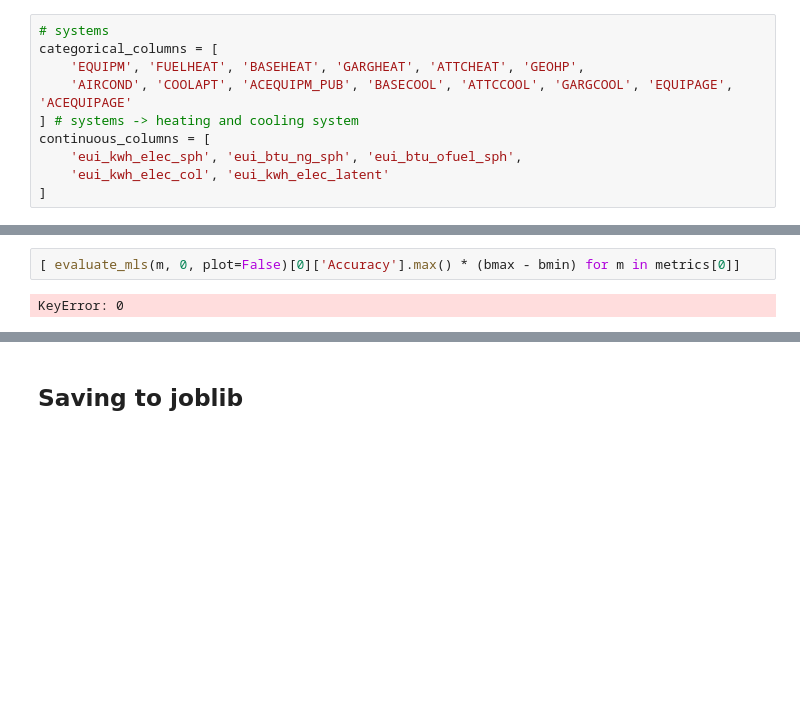
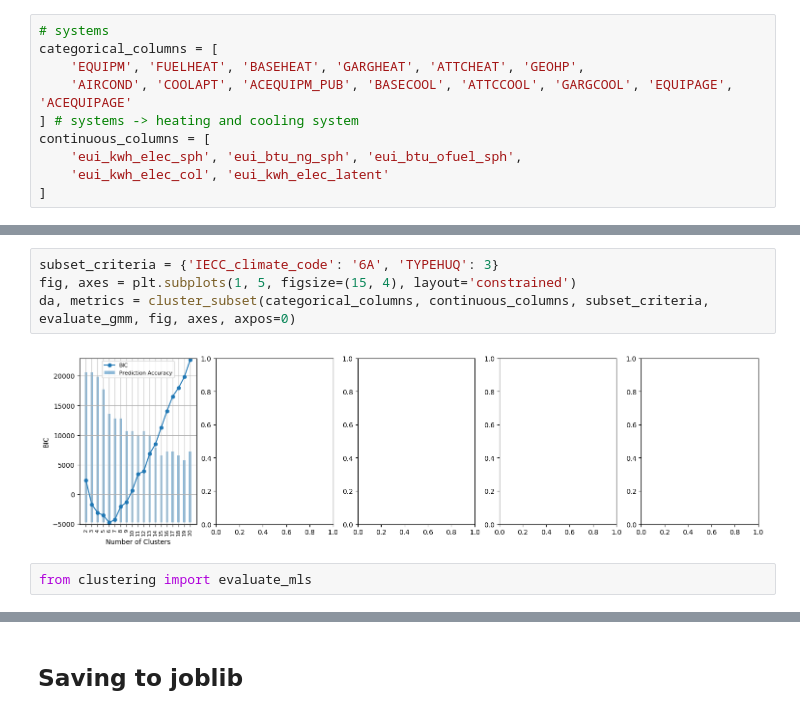
Before and after one commit to Chengxuan-Li/USBuildingArchetypes, a Jupyter notebook: workflow/clustering/250517_fixing.ipynb, the cells around one changed output, grey strips where cells are left out. Saved outputs shown, nothing was run; the diff lists cells and outputs as text; blank space fills up the shorter version.

```diff
--- a/workflow/clustering/250517_fixing.ipynb
+++ b/workflow/clustering/250517_fixing.ipynb
@@ -951,4 +48,8 @@ fig.suptitle('Construction sub-archetypes clustering and prediction performance
-# %%
-[ evaluate_mls(m, 0, plot=False)[0]['Accuracy'].max() * (bmax - bmin) for m in metrics[0]]
-# %% [output]
-KeyError: 0
+# %%
+subset_criteria = {'IECC_climate_code': '6A', 'TYPEHUQ': 3}
+fig, axes = plt.subplots(1, 5, figsize=(15, 4), layout='constrained')
+da, metrics = cluster_subset(categorical_columns, continuous_columns, subset_criteria, evaluate_gmm, fig, axes, axpos=0)
+# %% [output]
+[figure, added]
+# %%
+from clustering import evaluate_mls
```
Also changed, not shown: parts of 35 cells of this notebook, 4 other files.
